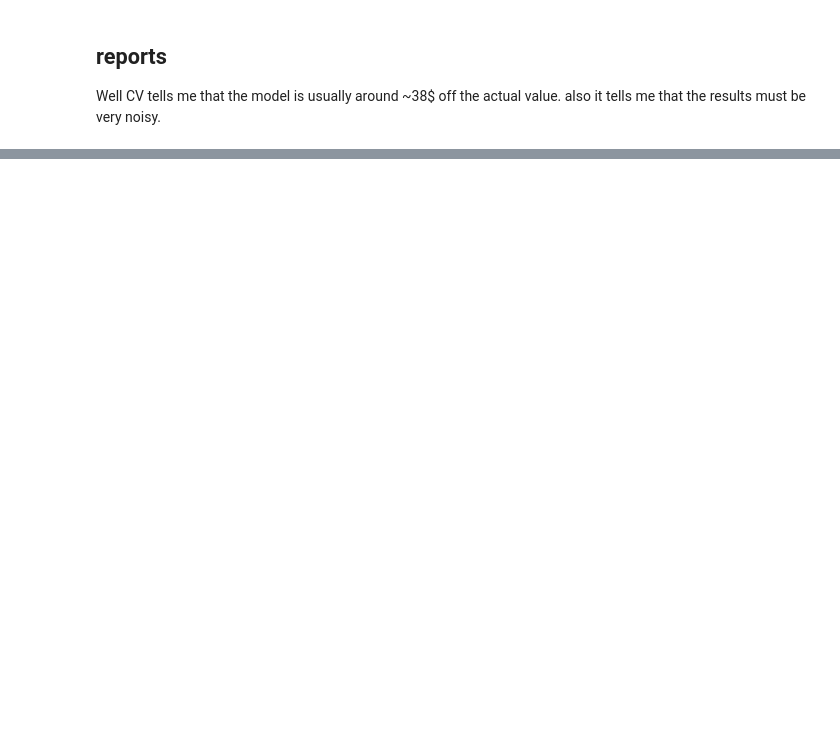
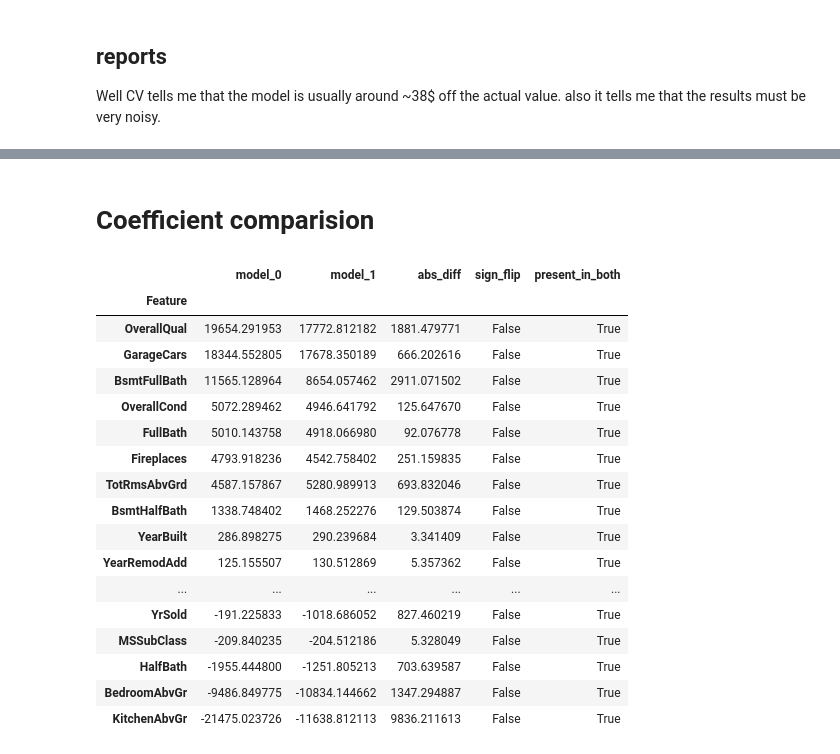
Before and after one commit to bluewhitelandwhale/house_prices_project, a Jupyter notebook: house_prices.ipynb, the cells around one changed output, grey strips where cells are left out. Saved outputs shown, nothing was run; the diff lists cells and outputs as text; code cells hidden in the pictures; blank space fills up the shorter version.

```diff
--- a/house_prices.ipynb
+++ b/house_prices.ipynb
@@ -208,0 +218,4 @@ Well CV tells me that the model is usually around ~38$ off the actual value. als
+# %%
+# filling with the mode
+for mode_feature in mode_type:
+    df[mode_feature].fillna(df[mode_feature].mode()[0], inplace=True)
@@ -208,0 +245,7 @@ Well CV tells me that the model is usually around ~38$ off the actual value. als
+# %%
+X = df_numeric.drop(['SalePrice', 'Id'], axis=1)
+y = df_numeric['SalePrice']
+
+X_train, X_test, y_train, y_test = train_test_split(X, y, test_size=0.2, random_state=41)
+# %%
+model.fit(X_train, y_train)
@@ -208,0 +254,7 @@ Well CV tells me that the model is usually around ~38$ off the actual value. als
+# %%
+coef_df1 = pd.DataFrame({
+    'Feature': X.columns,
+    'Coefficient': model.coef_
+})
+coef_df1 = coef_df1.sort_values('Coefficient', ascending=False).reset_index(drop=True)
+coef_df1
@@ -208,0 +279,57 @@ Well CV tells me that the model is usually around ~38$ off the actual value. als
+# %% [markdown]
+# Coefficient comparision
+# %%
+# FIX: your feature names are NOT the index — they are a column
+# This version forces feature-name alignment and produces sane output
+
+import pandas as pd
+
+# assume first column = feature names, second column = coefficients
+c0 = (
+    coef_df0
+    .iloc[:, :2]
+    .set_index(coef_df0.columns[0])
+    .iloc[:, 0]
+    .pipe(pd.to_numeric, errors="coerce")
+    .rename("model_0")
+)
+
+c1 = (
+    coef_df1
+    .iloc[:, :2]
+    .set_index(coef_df1.columns[0])
+    .iloc[:, 0]
+    .pipe(pd.to_numeric, errors="coerce")
+    .rename("model_1")
+)
+
+coef_compare = (
+    pd.concat([c0, c1], axis=1, join="outer")
+    .assign(
+        abs_diff=lambda df: (df["model_1"] - df["model_0"]).abs(),
+        sign_flip=lambda df: (df["model_0"] * df["model_1"]) < 0,
+        present_in_both=lambda df: df["model_0"].notna() & df["model_1"].notna()
+    )
+    .sort_values("model_0", ascending=False)
+)
+
+coef_compare
+# %% [output]
+|  | model_0 | model_1 | abs_diff | sign_flip | present_in_both |
+| Feature |  |  |  |  |  |
+| OverallQual | 19654.291953 | 17772.812182 | 1881.479771 | False | True |
+| GarageCars | 18344.552805 | 17678.350189 | 666.202616 | False | True |
+| BsmtFullBath | 11565.128964 | 8654.057462 | 2911.071502 | False | True |
+| OverallCond | 5072.289462 | 4946.641792 | 125.647670 | False | True |
+| FullBath | 5010.143758 | 4918.066980 | 92.076778 | False | True |
+| Fireplaces | 4793.918236 | 4542.758402 | 251.159835 | False | True |
+| TotRmsAbvGrd | 4587.157867 | 5280.989913 | 693.832046 | False | True |
+| BsmtHalfBath | 1338.748402 | 1468.252276 | 129.503874 | False | True |
+| YearBuilt | 286.898275 | 290.239684 | 3.341409 | False | True |
+| YearRemodAdd | 125.155507 | 130.512869 | 5.357362 | False | True |
+| ... | ... | ... | ... | ... | ... |
+| YrSold | -191.225833 | -1018.686052 | 827.460219 | False | True |
+| MSSubClass | -209.840235 | -204.512186 | 5.328049 | False | True |
+| HalfBath | -1955.444800 | -1251.805213 | 703.639587 | False | True |
+| BedroomAbvGr | -9486.849775 | -10834.144662 | 1347.294887 | False | True |
+| KitchenAbvGr | -21475.023726 | -11638.812113 | 9836.211613 | False | True |
```
Also changed, not shown: parts of 23 cells of this notebook.
